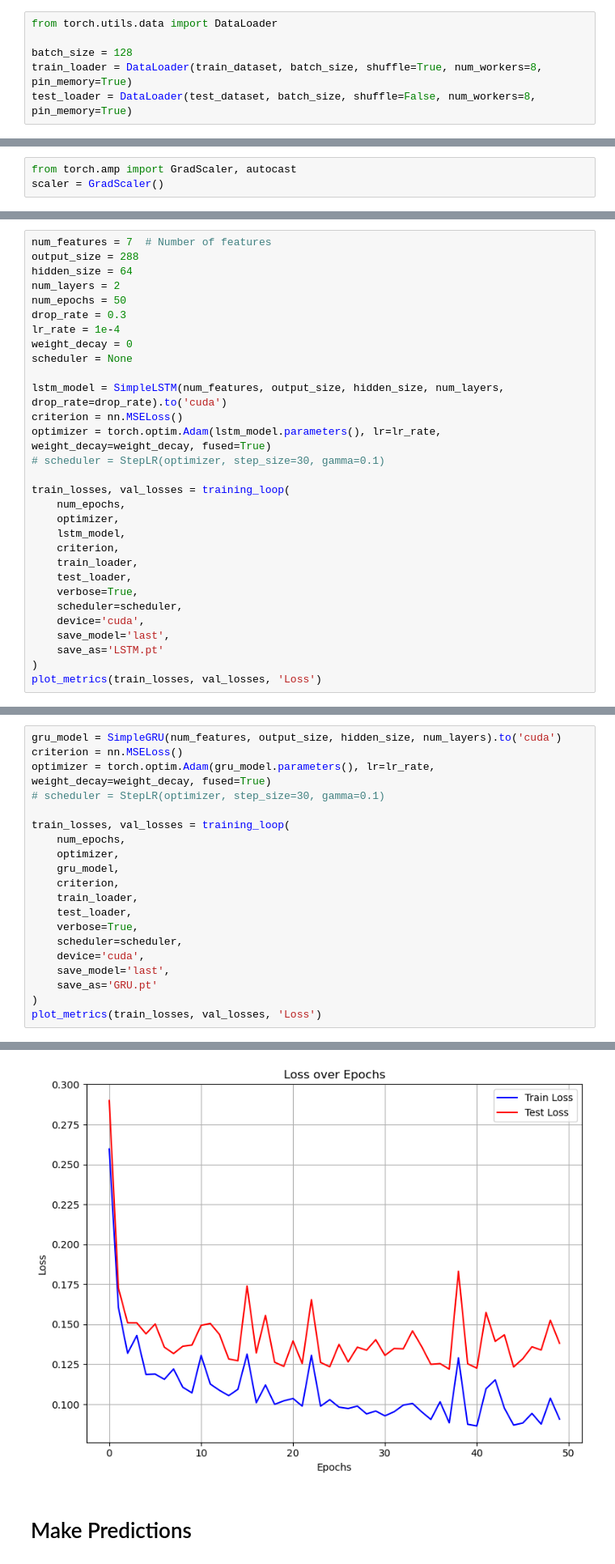
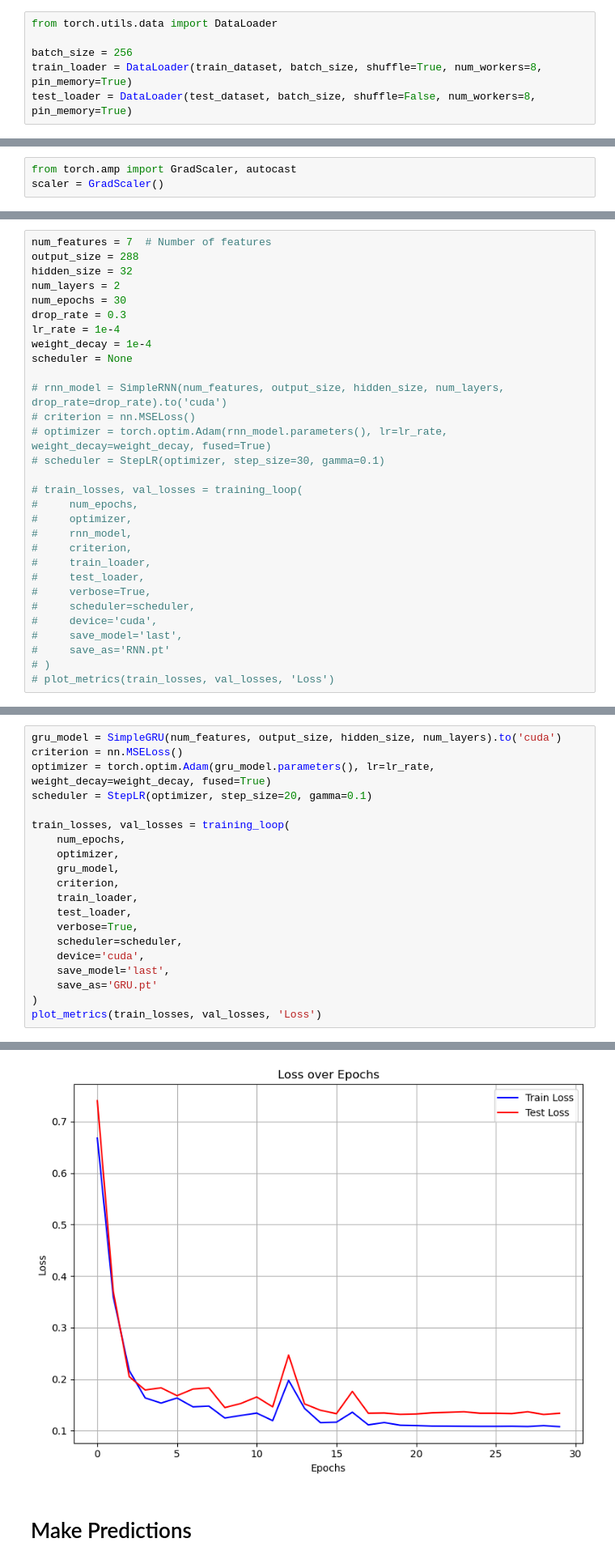
Before and after one commit to Acmaro/NY-electricity-lload-prediction, a Jupyter notebook: RNN/notebook.ipynb, the cells around one changed output, grey strips where cells are left out. Shown at 81% size. Drawn from its saved outputs; the diff is of its cells as text.

```diff
--- a/RNN/notebook.ipynb
+++ b/RNN/notebook.ipynb
@@ -139,7 +136,7 @@ test_dataset = torch.utils.data.Subset(dataset, range(train_size, len(dataset)))
 # %%
 from torch.utils.data import DataLoader
 
-batch_size = 128
+batch_size = 256
 train_loader = DataLoader(train_dataset, batch_size, shuffle=True, num_workers=8, pin_memory=True)
 test_loader = DataLoader(test_dataset, batch_size, shuffle=False, num_workers=8, pin_memory=True)
 # %% [markdown]
@@ -323,30 +362,30 @@ def plot_metrics(train_metrics, test_metrics, metric_name):
 # %%
 num_features = 7  # Number of features
 output_size = 288
-hidden_size = 64
+hidden_size = 32
 num_layers = 2
-num_epochs = 50
+num_epochs = 30
 drop_rate = 0.3
 lr_rate = 1e-4
-weight_decay = 0
+weight_decay = 1e-4
 scheduler = None
 
-lstm_model = SimpleLSTM(num_features, output_size, hidden_size, num_layers, drop_rate=drop_rate).to('cuda')
-criterion = nn.MSELoss()
-optimizer = torch.optim.Adam(lstm_model.parameters(), lr=lr_rate, weight_decay=weight_decay, fused=True)
+# rnn_model = SimpleRNN(num_features, output_size, hidden_size, num_layers, drop_rate=drop_rate).to('cuda')
+# criterion = nn.MSELoss()
+# optimizer = torch.optim.Adam(rnn_model.parameters(), lr=lr_rate, weight_decay=weight_decay, fused=True)
 # scheduler = StepLR(optimizer, step_size=30, gamma=0.1)
 
-train_losses, val_losses = training_loop(
-    num_epochs,
-    optimizer,
-    lstm_model,
-    criterion,
-    train_loader,
-    test_loader,
-    verbose=True,
-    scheduler=scheduler,
-    device='cuda',
-    save_model='last',
-    save_as='LSTM.pt'
-)
-plot_metrics(train_losses, val_losses, 'Loss')
+# train_losses, val_losses = training_loop(
+#     num_epochs,
+#     optimizer,
+#     rnn_model,
+#     criterion,
+#     train_loader,
+#     test_loader,
+#     verbose=True,
+#     scheduler=scheduler,
+#     device='cuda',
+#     save_model='last',
+#     save_as='RNN.pt'
+# )
+# plot_metrics(train_losses, val_losses, 'Loss')
@@ -373,7 +432,7 @@ Epoch 50/50: Training loss 0.1003, Validation Loss 0.1231
 gru_model = SimpleGRU(num_features, output_size, hidden_size, num_layers).to('cuda')
 criterion = nn.MSELoss()
 optimizer = torch.optim.Adam(gru_model.parameters(), lr=lr_rate, weight_decay=weight_decay, fused=True)
-# scheduler = StepLR(optimizer, step_size=30, gamma=0.1)
+scheduler = StepLR(optimizer, step_size=20, gamma=0.1)
 
 train_losses, val_losses = training_loop(
     num_epochs,
@@ -410,4 +469,4 @@ Epoch 50/50: Training loss 0.0907, Validation Loss 0.1381
-[figure, old version]
+[figure, new version]
 # %% [markdown]
 # Make Predictions
 # %%
```
Also changed, not shown: parts of 16 cells of this notebook, 3 other files.
